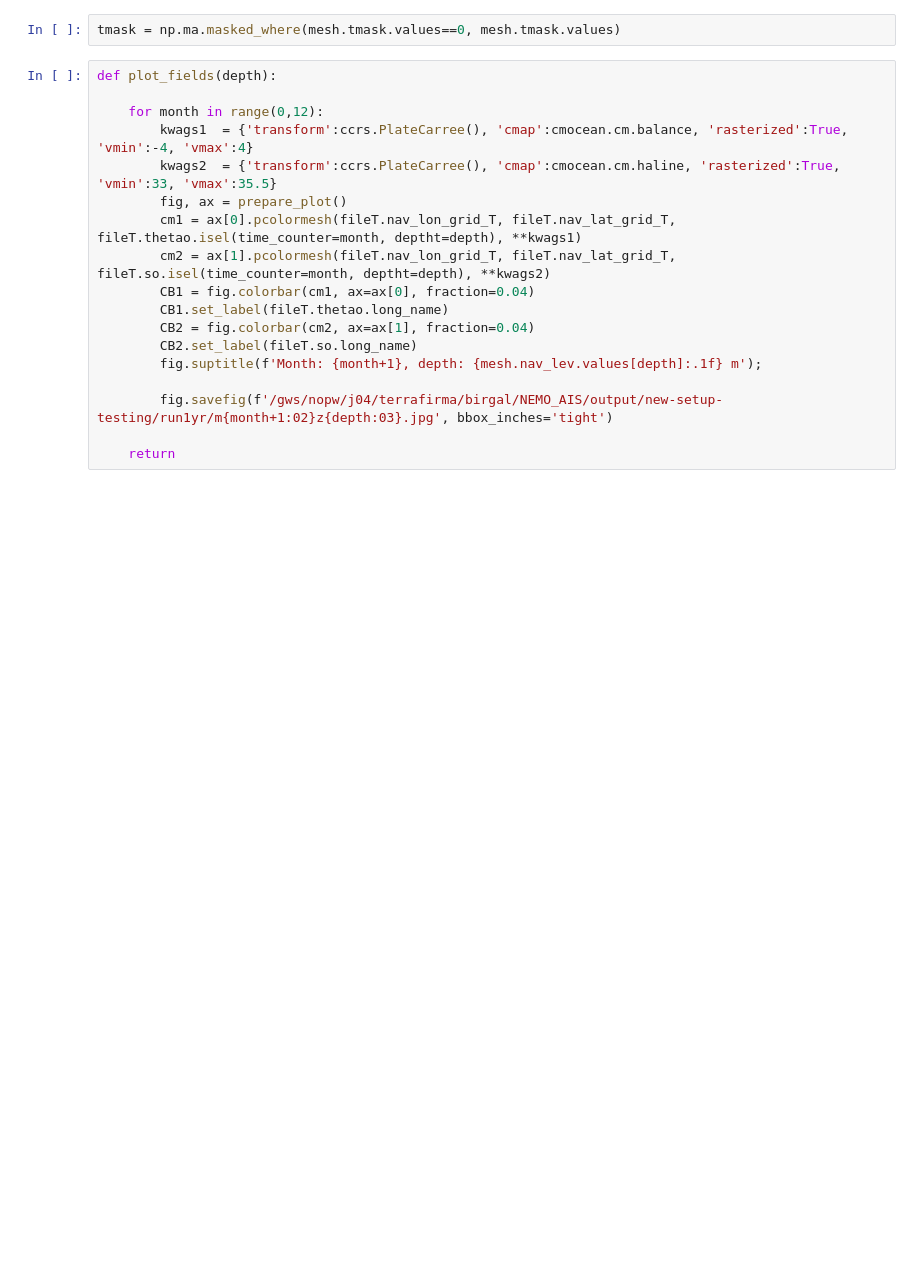
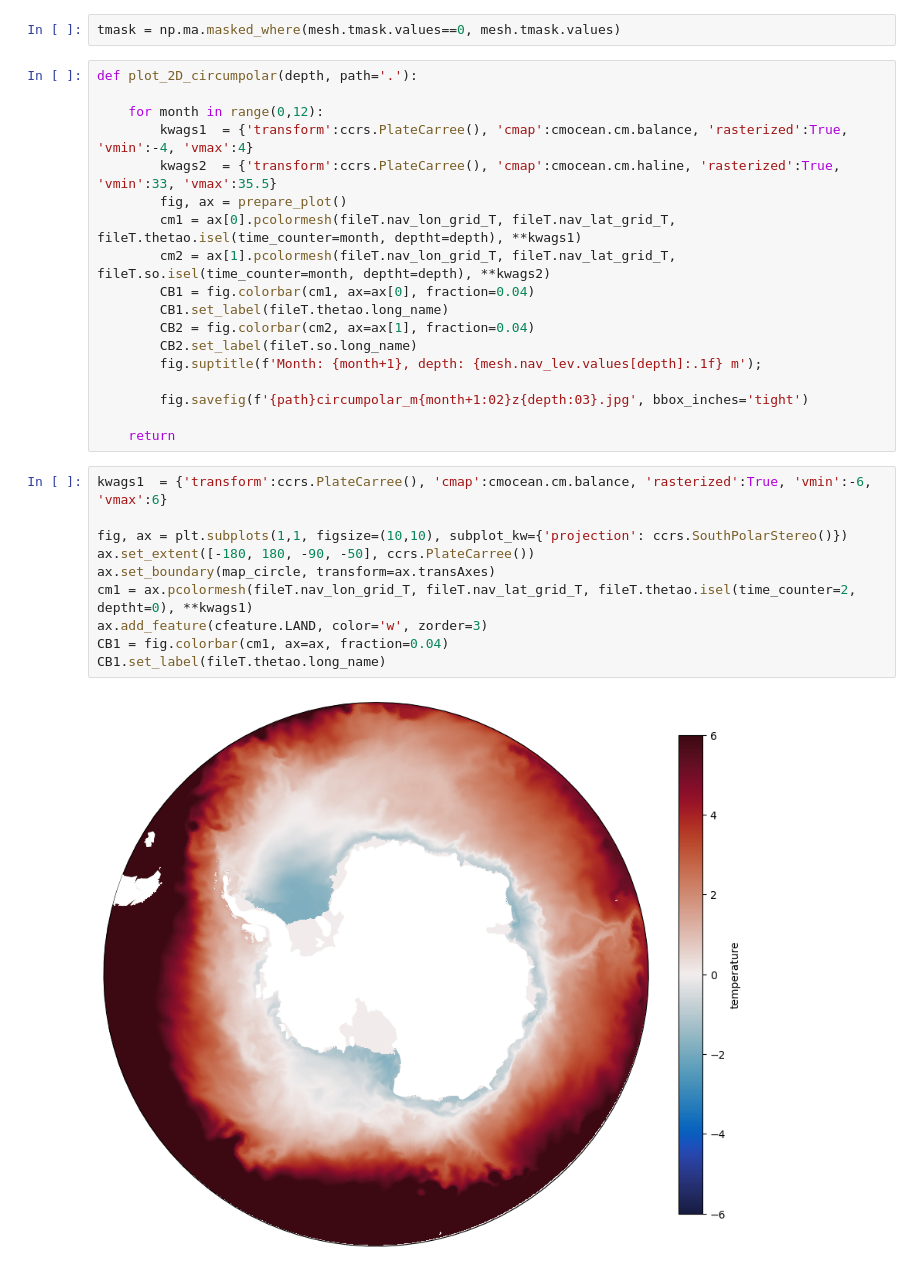
Before and after one commit to brogalla/analysis-birgal, a Jupyter notebook: nemo_config_setup/results.ipynb, the cells around one changed output. Cells and saved outputs as stored; diff of their text form; blank space fills up the shorter version.

Commit message:
visualizations for runs

```diff
--- a/nemo_config_setup/results.ipynb
+++ b/nemo_config_setup/results.ipynb
@@ -34,7 +35,7 @@ fileT = xr.open_dataset('/gws/nopw/j04/terrafirma/birgal/NEMO_AIS/output/new-set
 # %%
 tmask = np.ma.masked_where(mesh.tmask.values==0, mesh.tmask.values)
 # %%
-def plot_fields(depth):
+def plot_2D_circumpolar(depth, path='.'):
 
     for month in range(0,12):
         kwags1  = {'transform':ccrs.PlateCarree(), 'cmap':cmocean.cm.balance, 'rasterized':True, 'vmin':-4, 'vmax':4}
@@ -48,6 +49,18 @@ def plot_fields(depth):
         CB2.set_label(fileT.so.long_name)
         fig.suptitle(f'Month: {month+1}, depth: {mesh.nav_lev.values[depth]:.1f} m');
 
-        fig.savefig(f'/gws/nopw/j04/terrafirma/birgal/NEMO_AIS/output/new-setup-testing/run1yr/m{month+1:02}z{depth:03}.jpg', bbox_inches='tight')
+        fig.savefig(f'{path}circumpolar_m{month+1:02}z{depth:03}.jpg', bbox_inches='tight')
 
     return
+# %%
+kwags1  = {'transform':ccrs.PlateCarree(), 'cmap':cmocean.cm.balance, 'rasterized':True, 'vmin':-6, 'vmax':6}
+
+fig, ax = plt.subplots(1,1, figsize=(10,10), subplot_kw={'projection': ccrs.SouthPolarStereo()})
+ax.set_extent([-180, 180, -90, -50], ccrs.PlateCarree())
+ax.set_boundary(map_circle, transform=ax.transAxes)
+cm1 = ax.pcolormesh(fileT.nav_lon_grid_T, fileT.nav_lat_grid_T, fileT.thetao.isel(time_counter=2, deptht=0), **kwags1)
+ax.add_feature(cfeature.LAND, color='w', zorder=3)
+CB1 = fig.colorbar(cm1, ax=ax, fraction=0.04)
+CB1.set_label(fileT.thetao.long_name)
+# %% [output]
+[figure, added]
```
Also changed, not shown: parts of 5 cells of this notebook.
